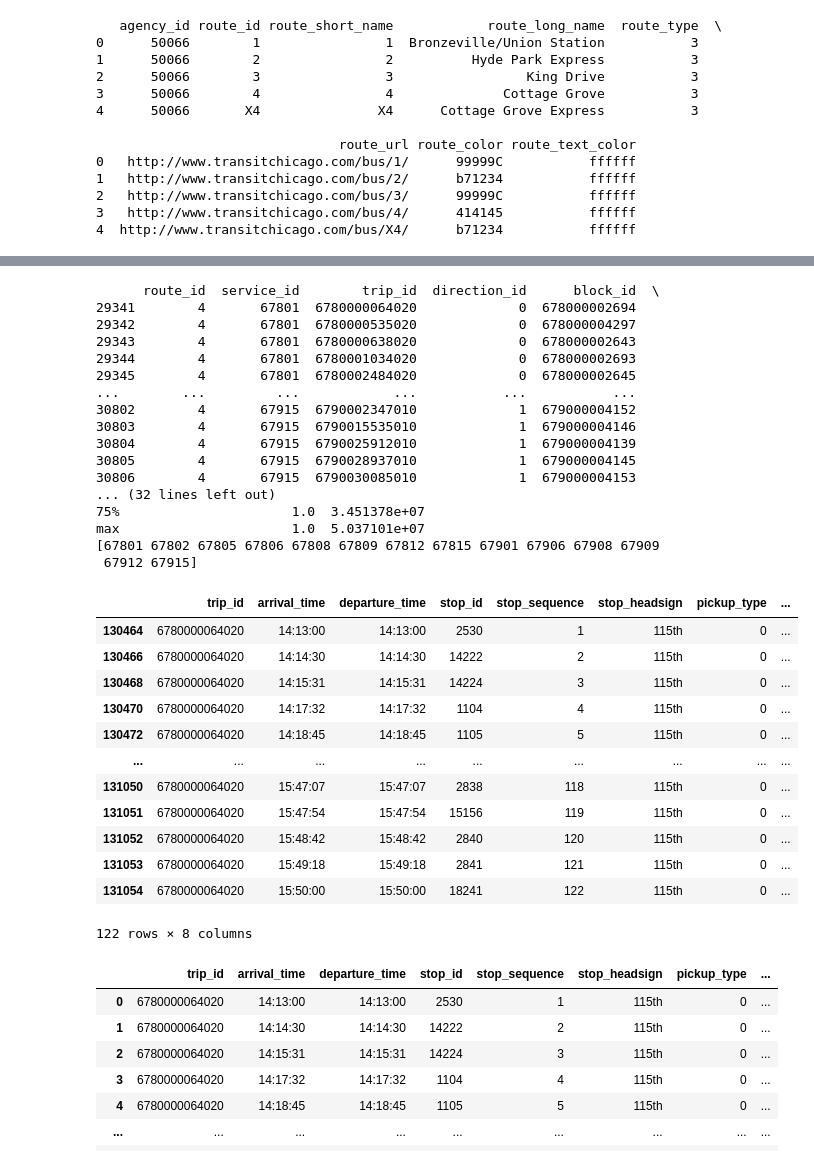
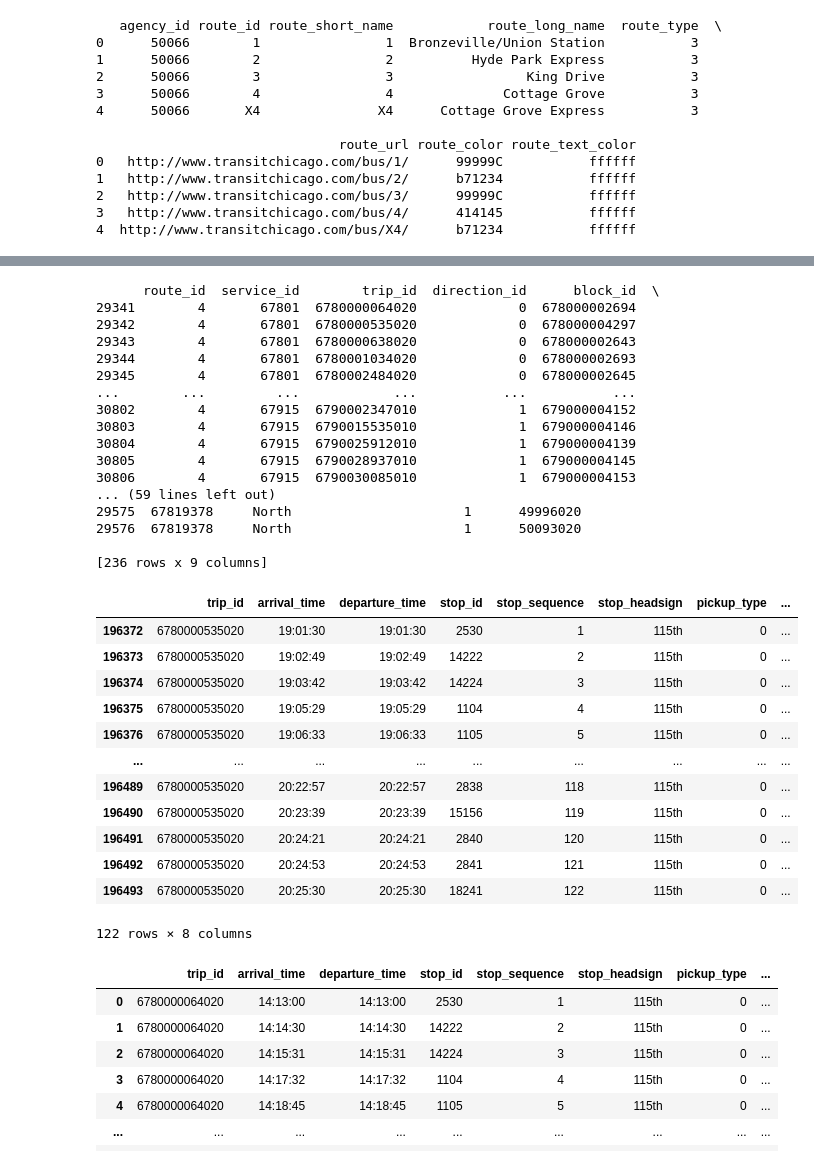
Before and after one commit to harry-wang-projects/transit-json-files, a Jupyter notebook: gtfs_analysis/chicagogtfs_analysis.ipynb, the cells around one changed output, grey strips where cells are left out. Drawn from its saved outputs; the diff is of its cells as text; code cells hidden in the pictures.

```diff
--- a/gtfs_analysis/chicagogtfs_analysis.ipynb
+++ b/gtfs_analysis/chicagogtfs_analysis.ipynb
@@ -51,6 +53,11 @@ specific_trips = trips[trips["route_id"] == "4"]
 print(specific_trips)
 print(specific_trips.describe())
 print(specific_trips.service_id.unique())
+#print(specific_trips.service_id.value_counts())
+#just use 679 as it is the newest. However, it doesn't really matter.
+#mainly look at 67801, 67806, and 67809. 67801 is best.
+specific_trips = trips[(trips["route_id"] == "4") & (trips["service_id"] == 67801)]
+print(specific_trips)
 # %% [output]
       route_id  service_id        trip_id  direction_id      block_id  \
 29341        4       67801  6780000064020             0  678000002694
@@ -64,27 +71,27 @@ print(specific_trips.service_id.unique())
 30804        4       67915  6790025912010             1  679000004139
 30805        4       67915  6790028937010             1  679000004145
 30806        4       67915  6790030085010             1  679000004153
-... (32 lines left out)
-75%                      1.0  3.451378e+07
-max                      1.0  5.037101e+07
-[67801 67802 67805 67806 67808 67809 67812 67815 67901 67906 67908 67909
- 67912 67915]
+... (59 lines left out)
+29575  67819378     North                      1      49996020
+29576  67819378     North                      1      50093020
+
+[236 rows x 9 columns]
 # %%
-filtered_stoptimes = stop_times[stop_times["trip_id"] == 6780000064020]
+filtered_stoptimes = stop_times[stop_times["trip_id"] == 6780000535020]
 filtered_stoptimes
 # %% [output]
 |  | trip_id | arrival_time | departure_time | stop_id | stop_sequence | stop_headsign | pickup_type | ... |
-| 130464 | 6780000064020 | 14:13:00 | 14:13:00 | 2530 | 1 | 115th | 0 | ... |
-| 130466 | 6780000064020 | 14:14:30 | 14:14:30 | 14222 | 2 | 115th | 0 | ... |
-| 130468 | 6780000064020 | 14:15:31 | 14:15:31 | 14224 | 3 | 115th | 0 | ... |
-| 130470 | 6780000064020 | 14:17:32 | 14:17:32 | 1104 | 4 | 115th | 0 | ... |
-| 130472 | 6780000064020 | 14:18:45 | 14:18:45 | 1105 | 5 | 115th | 0 | ... |
+| 196372 | 6780000535020 | 19:01:30 | 19:01:30 | 2530 | 1 | 115th | 0 | ... |
+| 196373 | 6780000535020 | 19:02:49 | 19:02:49 | 14222 | 2 | 115th | 0 | ... |
+| 196374 | 6780000535020 | 19:03:42 | 19:03:42 | 14224 | 3 | 115th | 0 | ... |
+| 196375 | 6780000535020 | 19:05:29 | 19:05:29 | 1104 | 4 | 115th | 0 | ... |
+| 196376 | 6780000535020 | 19:06:33 | 19:06:33 | 1105 | 5 | 115th | 0 | ... |
 | ... | ... | ... | ... | ... | ... | ... | ... | ... |
-| 131050 | 6780000064020 | 15:47:07 | 15:47:07 | 2838 | 118 | 115th | 0 | ... |
-| 131051 | 6780000064020 | 15:47:54 | 15:47:54 | 15156 | 119 | 115th | 0 | ... |
-| 131052 | 6780000064020 | 15:48:42 | 15:48:42 | 2840 | 120 | 115th | 0 | ... |
-| 131053 | 6780000064020 | 15:49:18 | 15:49:18 | 2841 | 121 | 115th | 0 | ... |
-| 131054 | 6780000064020 | 15:50:00 | 15:50:00 | 18241 | 122 | 115th | 0 | ... |
+| 196489 | 6780000535020 | 20:22:57 | 20:22:57 | 2838 | 118 | 115th | 0 | ... |
+| 196490 | 6780000535020 | 20:23:39 | 20:23:39 | 15156 | 119 | 115th | 0 | ... |
+| 196491 | 6780000535020 | 20:24:21 | 20:24:21 | 2840 | 120 | 115th | 0 | ... |
+| 196492 | 6780000535020 | 20:24:53 | 20:24:53 | 2841 | 121 | 115th | 0 | ... |
+| 196493 | 6780000535020 | 20:25:30 | 20:25:30 | 18241 | 122 | 115th | 0 | ... |
 122 rows × 8 columns
 # %%
 filtered_stops = filtered_stoptimes.merge(stops[['stop_id', 'stop_name', 'stop_lat', 'stop_lon']], on='stop_id', how='left')
```
Also changed, not shown: parts of 4 cells of this notebook.
